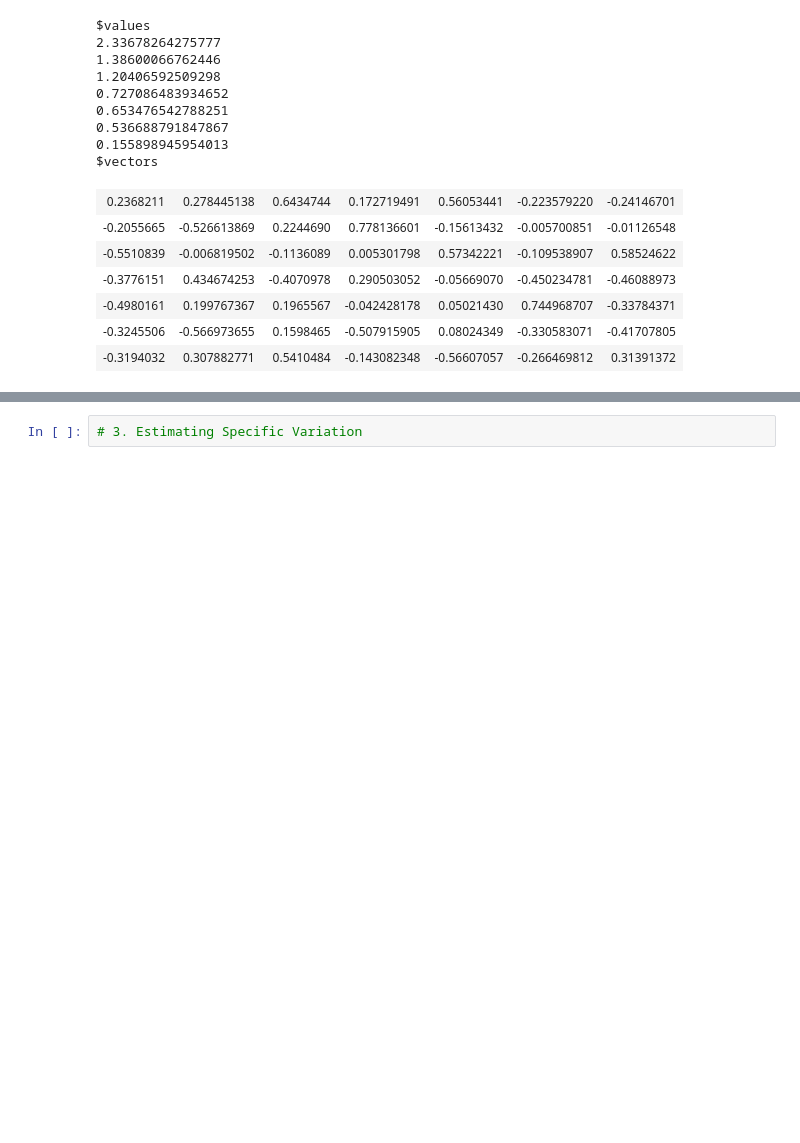
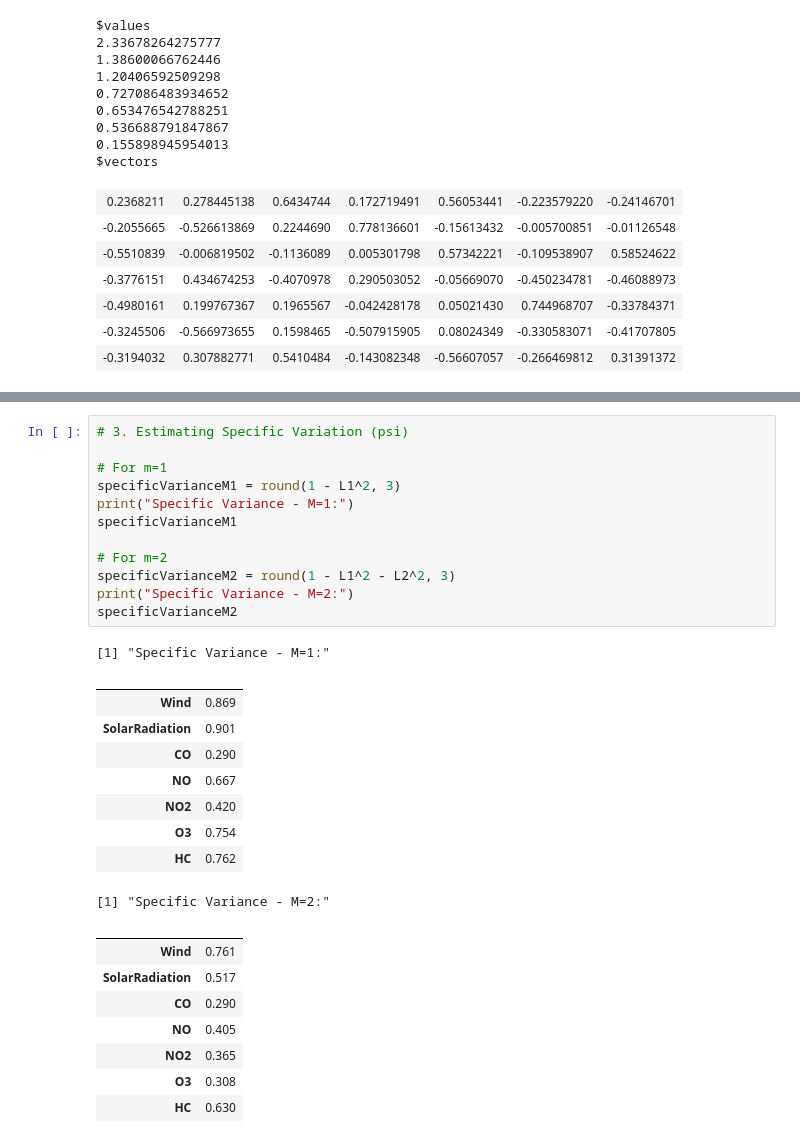
Before and after one commit to kmishra9/PH245, a Jupyter notebook: HW4/PH245 HW4.ipynb, the cells around one changed output, grey strips where cells are left out. Saved outputs shown, nothing was run; the diff lists cells and outputs as text; blank space fills up the shorter version.

```diff
--- a/HW4/PH245 HW4.ipynb
+++ b/HW4/PH245 HW4.ipynb
@@ -488,2 +503,31 @@ communality
-# %%
-# 3. Estimating Specific Variation
+# %%
+# 3. Estimating Specific Variation (psi)
+
+# For m=1
+specificVarianceM1 = round(1 - L1^2, 3)
+print("Specific Variance - M=1:")
+specificVarianceM1
+
+# For m=2
+specificVarianceM2 = round(1 - L1^2 - L2^2, 3)
+print("Specific Variance - M=2:")
+specificVarianceM2
+# %% [output]
+[1] "Specific Variance - M=1:"
+|  |  |
+| Wind | 0.869 |
+| SolarRadiation | 0.901 |
+| CO | 0.290 |
+| NO | 0.667 |
+| NO2 | 0.420 |
+| O3 | 0.754 |
+| HC | 0.762 |
+[1] "Specific Variance - M=2:"
+|  |  |
+| Wind | 0.761 |
+| SolarRadiation | 0.517 |
+| CO | 0.290 |
+| NO | 0.405 |
+| NO2 | 0.365 |
+| O3 | 0.308 |
+| HC | 0.630 |
```
Also changed, not shown: parts of 6 cells of this notebook.
